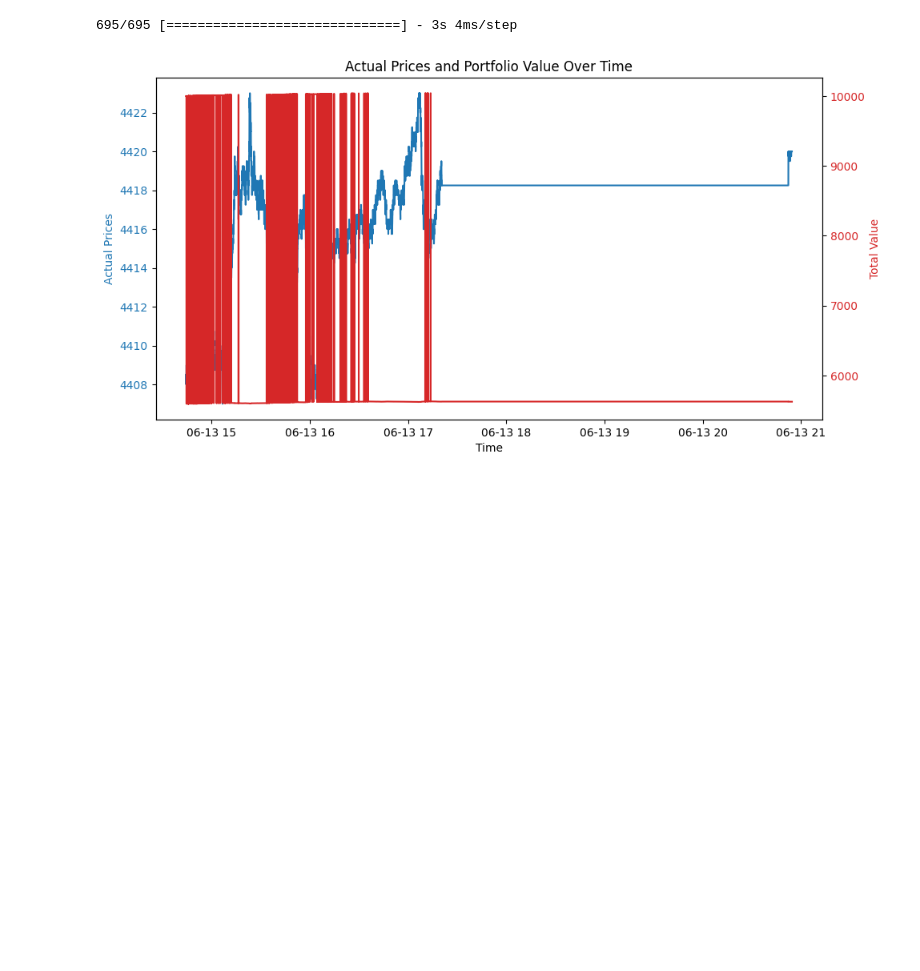
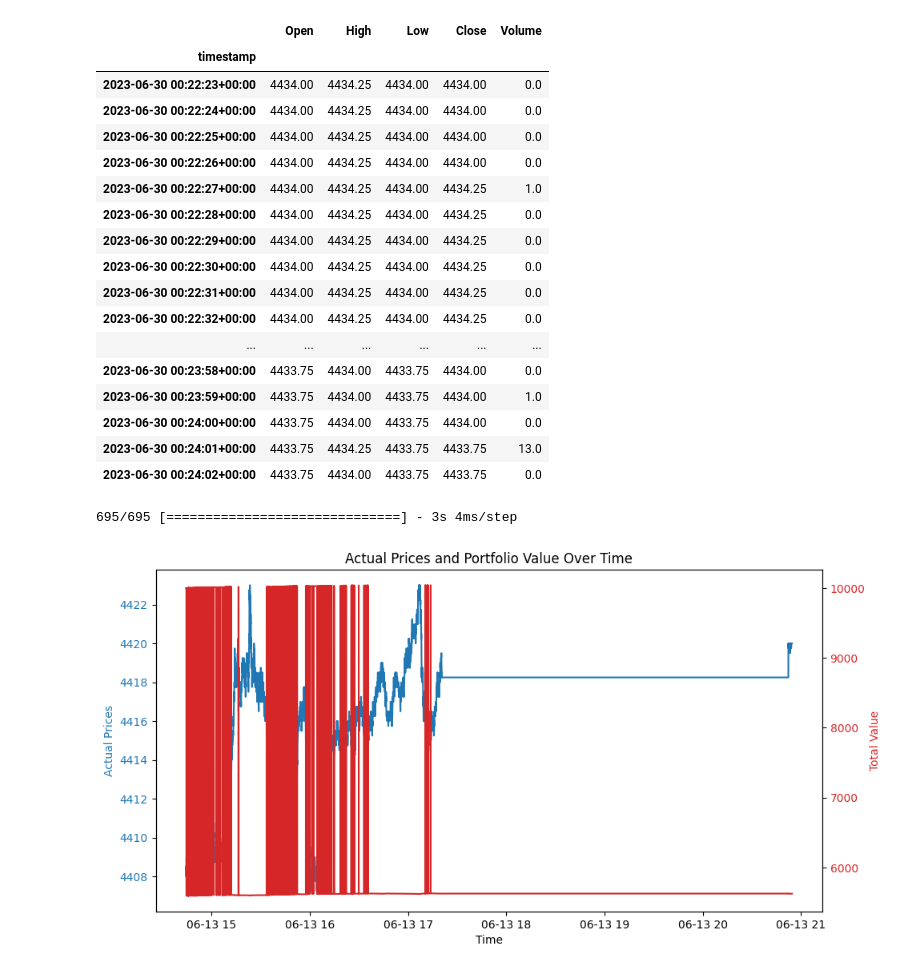
Before and after one commit to taiconley/ibkr, a Jupyter notebook: jupyter/backtest.ipynb, the cells around one changed output. Saved outputs shown, nothing was run; the diff lists cells and outputs as text; code cells hidden in the pictures; blank space fills up the shorter version.

```diff
--- a/jupyter/backtest.ipynb
+++ b/jupyter/backtest.ipynb
@@ -160,0 +196,33 @@ class Backtester:
+# %%
+input_sql_file='../sql_files/test.sql'
+df = generate_df_from_sql_file(input_sql_file, db)
+df['timestamp'] = df['timestamp'].dt.tz_localize('UTC') #adding this to update to utc
+
+# Define your parameters
+n_features = 5
+time_steps = 60  # Define your time_steps
+look_ahead = 5  # Define your look_ahead
+
+
+# Initialize your classes
+preprocessor = DataProcessor(df)  # Use your actual preprocessor class and its parameters
+model_builder = ModelBuilder(n_features, time_steps)  # Use your actual model builder class and its parameters
+predictor = Predictor(model=None, preprocessor=preprocessor)  # Use your actual predictor class and its parameters
+
+
+
+backtester = Backtester(df, initial_balance=10000, preprocessor=preprocessor, model_builder=model_builder, predictor=predictor, time_steps=time_steps, look_ahead=look_ahead)
+
+backtest_results = backtester.run()
+
+
+# Print out the backtest results
+print(backtest_results)
+
+# You can also calculate and print out the metrics
+metrics = backtester.calculate_metrics()
+for metric, value in metrics.items():
+    print(f'{metric}: {value}')
+
+# And plot the portfolio values over time
+backtester.plot_portfolio_values()
@@ -160,0 +238,2 @@ class Backtester:
+# %%
+preprocessor = DataProcessor(df)
@@ -160,0 +242,21 @@ class Backtester:
+# %%
+preprocessor.processed_df.tail(100)
+# %% [output]
+|  | Open | High | Low | Close | Volume |
+| timestamp |  |  |  |  |  |
+| 2023-06-30 00:22:23+00:00 | 4434.00 | 4434.25 | 4434.00 | 4434.00 | 0.0 |
+| 2023-06-30 00:22:24+00:00 | 4434.00 | 4434.25 | 4434.00 | 4434.00 | 0.0 |
+| 2023-06-30 00:22:25+00:00 | 4434.00 | 4434.25 | 4434.00 | 4434.00 | 0.0 |
+| 2023-06-30 00:22:26+00:00 | 4434.00 | 4434.25 | 4434.00 | 4434.00 | 0.0 |
+| 2023-06-30 00:22:27+00:00 | 4434.00 | 4434.25 | 4434.00 | 4434.25 | 1.0 |
+| 2023-06-30 00:22:28+00:00 | 4434.00 | 4434.25 | 4434.00 | 4434.25 | 0.0 |
+| 2023-06-30 00:22:29+00:00 | 4434.00 | 4434.25 | 4434.00 | 4434.25 | 0.0 |
+| 2023-06-30 00:22:30+00:00 | 4434.00 | 4434.25 | 4434.00 | 4434.25 | 0.0 |
+| 2023-06-30 00:22:31+00:00 | 4434.00 | 4434.25 | 4434.00 | 4434.25 | 0.0 |
+| 2023-06-30 00:22:32+00:00 | 4434.00 | 4434.25 | 4434.00 | 4434.25 | 0.0 |
+| ... | ... | ... | ... | ... | ... |
+| 2023-06-30 00:23:58+00:00 | 4433.75 | 4434.00 | 4433.75 | 4434.00 | 0.0 |
+| 2023-06-30 00:23:59+00:00 | 4433.75 | 4434.00 | 4433.75 | 4434.00 | 1.0 |
+| 2023-06-30 00:24:00+00:00 | 4433.75 | 4434.00 | 4433.75 | 4434.00 | 0.0 |
+| 2023-06-30 00:24:01+00:00 | 4433.75 | 4434.25 | 4433.75 | 4433.75 | 13.0 |
+| 2023-06-30 00:24:02+00:00 | 4433.75 | 4434.00 | 4433.75 | 4433.75 | 0.0 |
```
Also changed, not shown: parts of 24 cells of this notebook, 17 other files.
